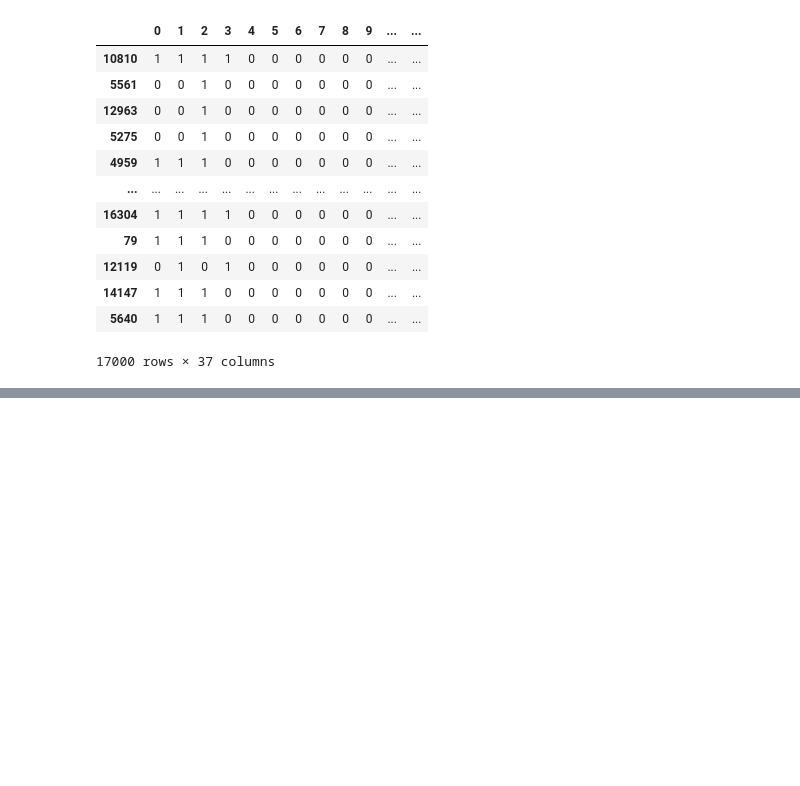
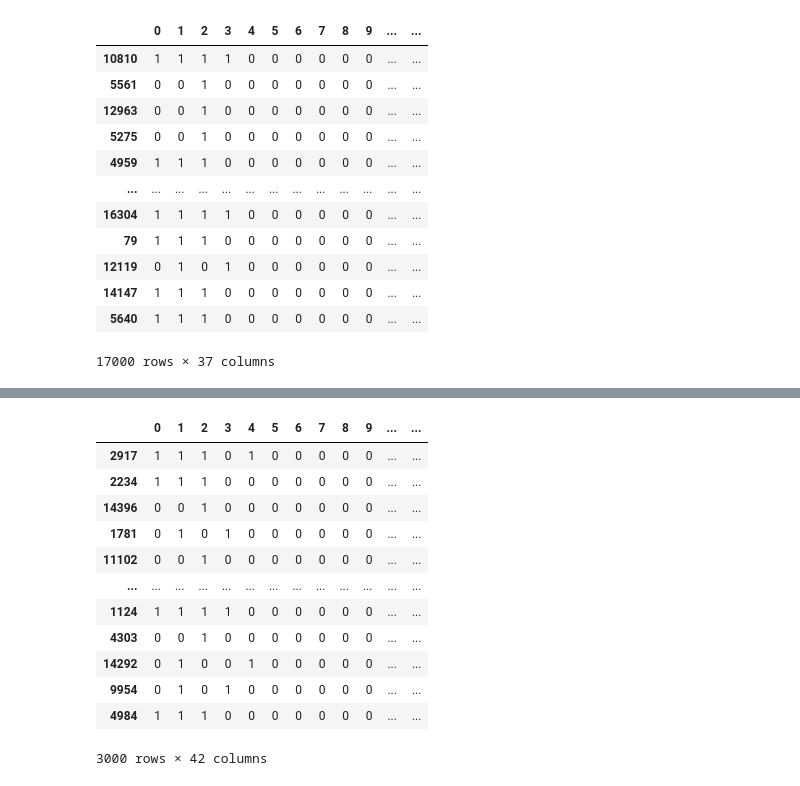
Before and after one commit to benbananas/CS6320, a Jupyter notebook: ml.ipynb, the cells around one changed output, grey strips where cells are left out. Drawn from its saved outputs; the diff is of its cells as text; code cells hidden in the pictures; blank space fills up the shorter version.

```diff
--- a/ml.ipynb
+++ b/ml.ipynb
@@ -141,0 +167,20 @@ print(mean_squared_error(y_test, preds_te_nn))
+# %%
+X_test['actual_cardinality'] = y_test
+X_test['XGB_cardinality'] = preds_te
+X_test['nn_cardinality'] = preds_te_nn
+# %%
+X_test
+# %% [output]
+|  | 0 | 1 | 2 | 3 | 4 | 5 | 6 | 7 | 8 | 9 | ... | ... |
+| 2917 | 1 | 1 | 1 | 0 | 1 | 0 | 0 | 0 | 0 | 0 | ... | ... |
+| 2234 | 1 | 1 | 1 | 0 | 0 | 0 | 0 | 0 | 0 | 0 | ... | ... |
+| 14396 | 0 | 0 | 1 | 0 | 0 | 0 | 0 | 0 | 0 | 0 | ... | ... |
+| 1781 | 0 | 1 | 0 | 1 | 0 | 0 | 0 | 0 | 0 | 0 | ... | ... |
+| 11102 | 0 | 0 | 1 | 0 | 0 | 0 | 0 | 0 | 0 | 0 | ... | ... |
+| ... | ... | ... | ... | ... | ... | ... | ... | ... | ... | ... | ... | ... |
+| 1124 | 1 | 1 | 1 | 1 | 0 | 0 | 0 | 0 | 0 | 0 | ... | ... |
+| 4303 | 0 | 0 | 1 | 0 | 0 | 0 | 0 | 0 | 0 | 0 | ... | ... |
+| 14292 | 0 | 1 | 0 | 0 | 1 | 0 | 0 | 0 | 0 | 0 | ... | ... |
+| 9954 | 0 | 1 | 0 | 1 | 0 | 0 | 0 | 0 | 0 | 0 | ... | ... |
+| 4984 | 1 | 1 | 1 | 0 | 0 | 0 | 0 | 0 | 0 | 0 | ... | ... |
+3000 rows × 42 columns
```
Also changed, not shown: parts of 5 cells of this notebook, 2 other files.
